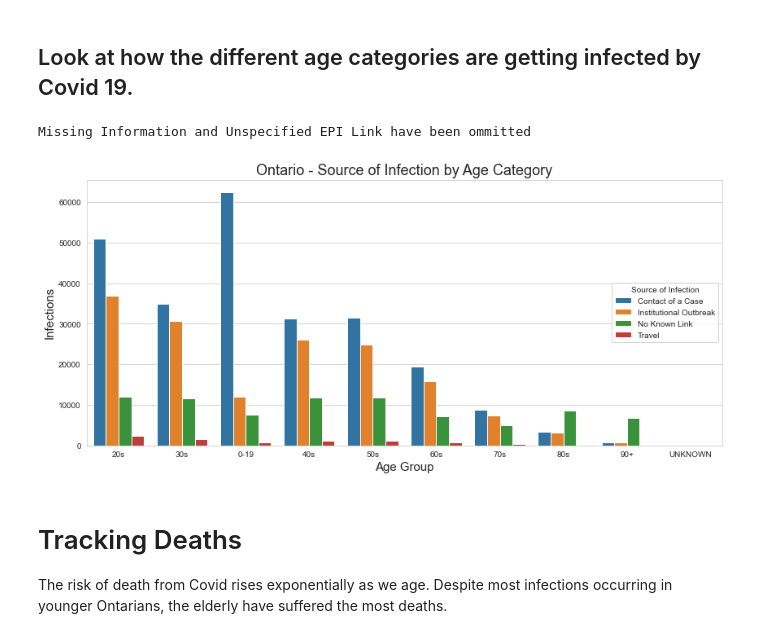
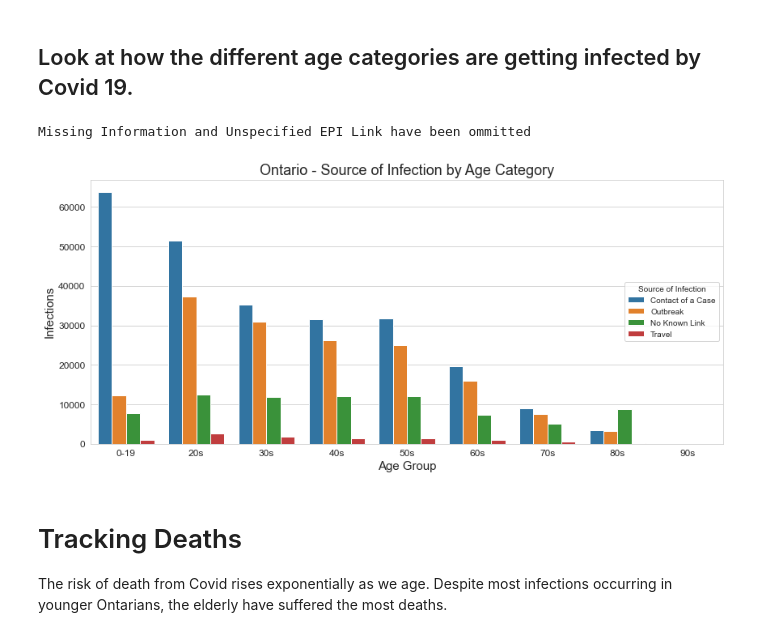
Before and after one commit to alaudet/open_data_covid_analysis, a Jupyter notebook: canada/covid_in_ontario_canada.ipynb, the cells around one changed output. Cells and saved outputs as stored; diff of their text form; code cells hidden in the pictures.

```diff
--- a/canada/covid_in_ontario_canada.ipynb
+++ b/canada/covid_in_ontario_canada.ipynb
@@ -307,17 +324,19 @@ Name: age, dtype: int64
 # %%
 print('Missing Information and Unspecified EPI Link have been ommitted')
 plt.figure(figsize=(14,6))
 plt.title("Ontario - Source of Infection by Age Category", fontsize=18)
-sns.countplot(data=df, x='age', hue='source', hue_order=('CC', 'NO KNOWN EPI LINK',
-                                                         'OB', 'TRAVEL'), order=df.age.value_counts().index)
-plt.legend(title='Source of Infection', loc=7,labels=('Contact of a Case', 'Institutional Outbreak',
+sns.countplot(data=df, x='age', hue='source', hue_order=('CC', 'NO KNOWN EPI LINK','OB', 'TRAVEL'),
+              order=['0-19', '20s','30s','40s','50s','60s','70s','80s','90s'])
+plt.legend(title='Source of Infection', loc=7,labels=('Contact of a Case', 'Outbreak',
                                               'No Known Link', 'Travel', 'Missing Information', 'Unspecified Link'))
 plt.xlabel('Age Group', fontsize=15)
 plt.ylabel('Infections', fontsize=15)
+plt.xticks(fontsize=12)
+plt.yticks(fontsize=12)
 plt.show()
 # %% [output]
 Missing Information and Unspecified EPI Link have been ommitted
-[figure, old version]
+[figure, new version]
 # %% [markdown]
 # Tracking Deaths
 
```
Also changed, not shown: parts of 42 cells of this notebook, 3 other files.
